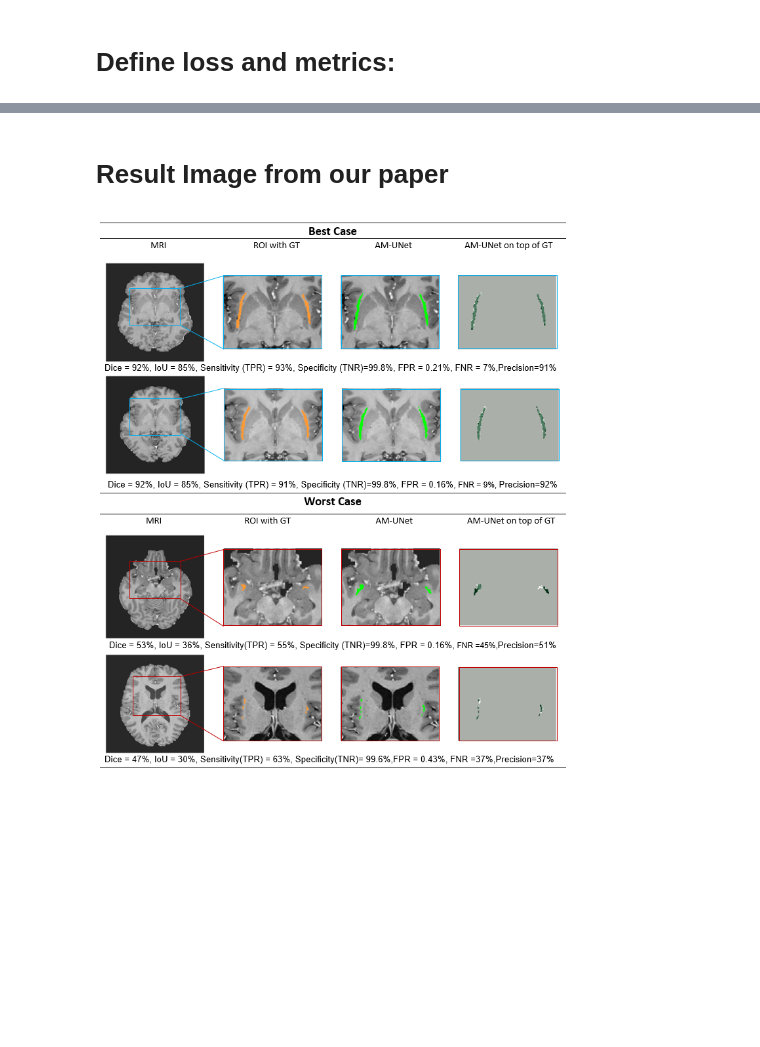
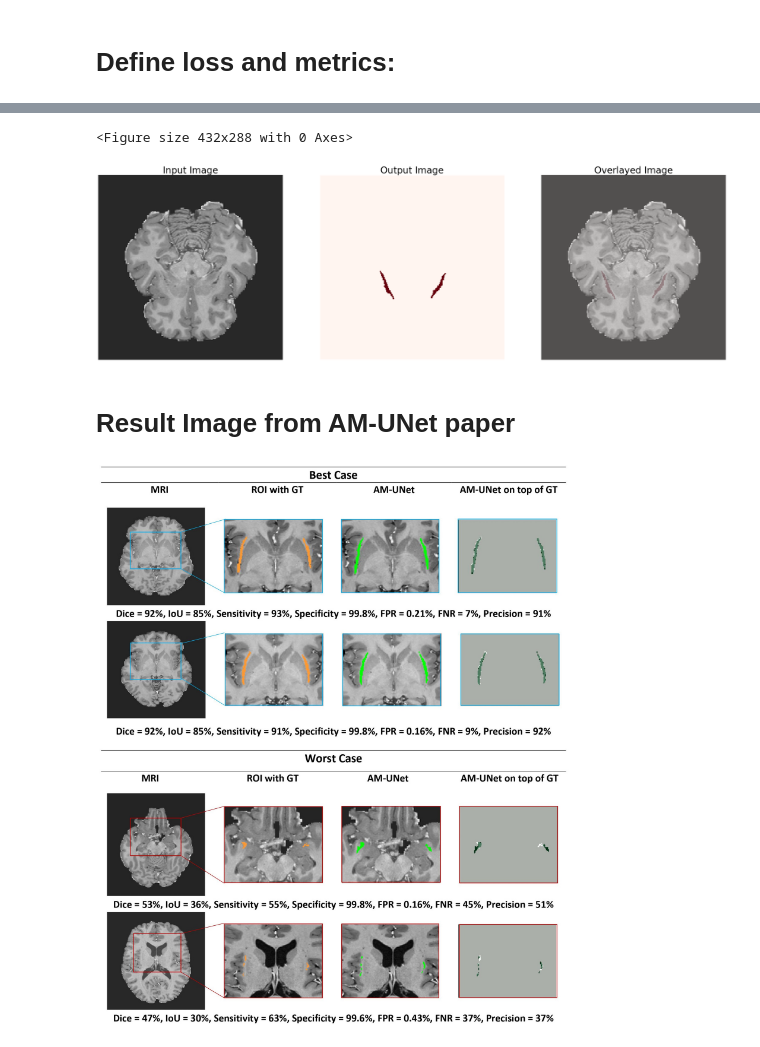
Before and after one commit to AhmedAlbishri/AM-UNET, a Jupyter notebook: AM-UNET.ipynb, the cells around one changed output, grey strips where cells are left out. Cells and saved outputs as stored; diff of their text form; code cells hidden in the pictures; blank space fills up the shorter version.

Commit message:
AM-UNET Update

```diff
--- a/AM-UNET.ipynb
+++ b/AM-UNET.ipynb
@@ -190,4 +208,27 @@ plt.show()
+# %%
+# Display the input image, model output, and overlayed image of input+output.
+plt.figure()
+
+figure(figsize=(50, 40), dpi=80)
+
+plt.subplot(1, 4, 1)
+plt.axis('off')
+plt.title('Input Image', fontsize=30)
+plt.imshow(image, cmap="gray")
+plt.subplot(1, 4, 2)
+plt.axis('off')
+plt.title('Output Image', fontsize=30)
+plt.imshow(model_output, cmap="Reds")
+plt.subplot(1, 4, 3)
+plt.axis('off')
+plt.title('Overlayed Image', fontsize=30)
+plt.imshow(image, cmap="gray")
+plt.imshow(model_output, cmap="Reds", alpha=0.2)
+plt.show()
+# %% [output]
+<Figure size 432x288 with 0 Axes>
+[figure, added]
 # %% [markdown]
-# Result Image from our paper
+# Result Image from AM-UNet paper
-# %% [markdown]
-![Paper%20results.PNG](attachment:Paper%20results.PNG)
+# %% [markdown]
+![paper-results.jpg](attachment:paper-results.jpg)
```
Also changed, not shown: parts of 8 cells of this notebook.
